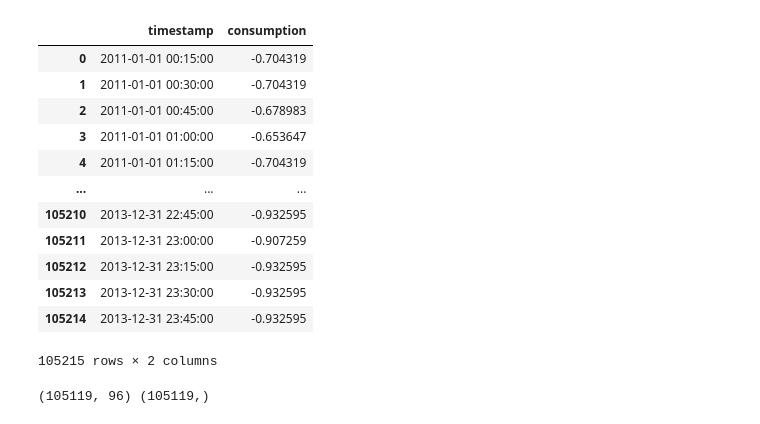
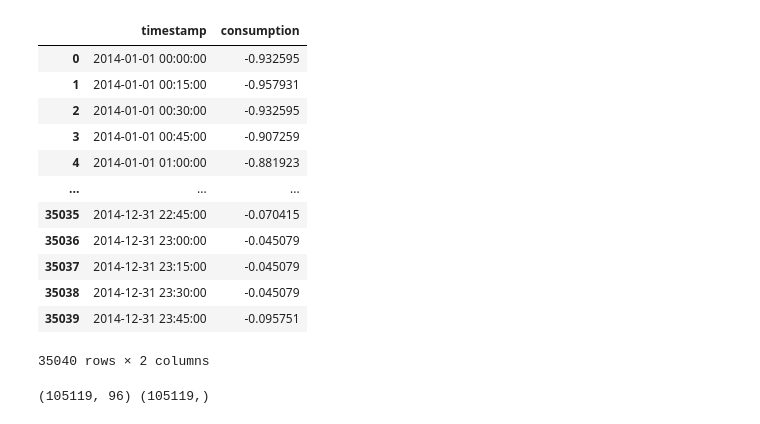
Before and after one commit to KorichiAyoub/Deep-learning, a Jupyter notebook: deep learning with pytorch/pytorch for sequential data/pytorch for sequential data.ipynb, the cells around one changed output. Cells and saved outputs as stored; diff of their text form; code cells hidden in the pictures.

```diff
--- a/deep learning with pytorch/pytorch for sequential data/pytorch for sequential data.ipynb
+++ b/deep learning with pytorch/pytorch for sequential data/pytorch for sequential data.ipynb
@@ -16,20 +16,21 @@ def create_sequences(df, seq_length):
 # %%
 import pandas as pd
 train_data = pd.read_csv('./electricity_consump/electricity_train.csv')
-train_data
+test_data =  pd.read_csv('./electricity_consump/electricity_test.csv')
+test_data
 # %% [output]
 |  | timestamp | consumption |
-| 0 | 2011-01-01 00:15:00 | -0.704319 |
-| 1 | 2011-01-01 00:30:00 | -0.704319 |
-| 2 | 2011-01-01 00:45:00 | -0.678983 |
-| 3 | 2011-01-01 01:00:00 | -0.653647 |
-| 4 | 2011-01-01 01:15:00 | -0.704319 |
+| 0 | 2014-01-01 00:00:00 | -0.932595 |
+| 1 | 2014-01-01 00:15:00 | -0.957931 |
+| 2 | 2014-01-01 00:30:00 | -0.932595 |
+| 3 | 2014-01-01 00:45:00 | -0.907259 |
+| 4 | 2014-01-01 01:00:00 | -0.881923 |
 | ... | ... | ... |
-| 105210 | 2013-12-31 22:45:00 | -0.932595 |
-| 105211 | 2013-12-31 23:00:00 | -0.907259 |
-| 105212 | 2013-12-31 23:15:00 | -0.932595 |
-| 105213 | 2013-12-31 23:30:00 | -0.932595 |
-| 105214 | 2013-12-31 23:45:00 | -0.932595 |
+| 35035 | 2014-12-31 22:45:00 | -0.070415 |
+| 35036 | 2014-12-31 23:00:00 | -0.045079 |
+| 35037 | 2014-12-31 23:15:00 | -0.045079 |
+| 35038 | 2014-12-31 23:30:00 | -0.045079 |
+| 35039 | 2014-12-31 23:45:00 | -0.095751 |
-105215 rows × 2 columns
+35040 rows × 2 columns
 # %%
 X_train,y_train = create_sequences(train_data,96)
```
Also changed, not shown: parts of 6 cells of this notebook.
